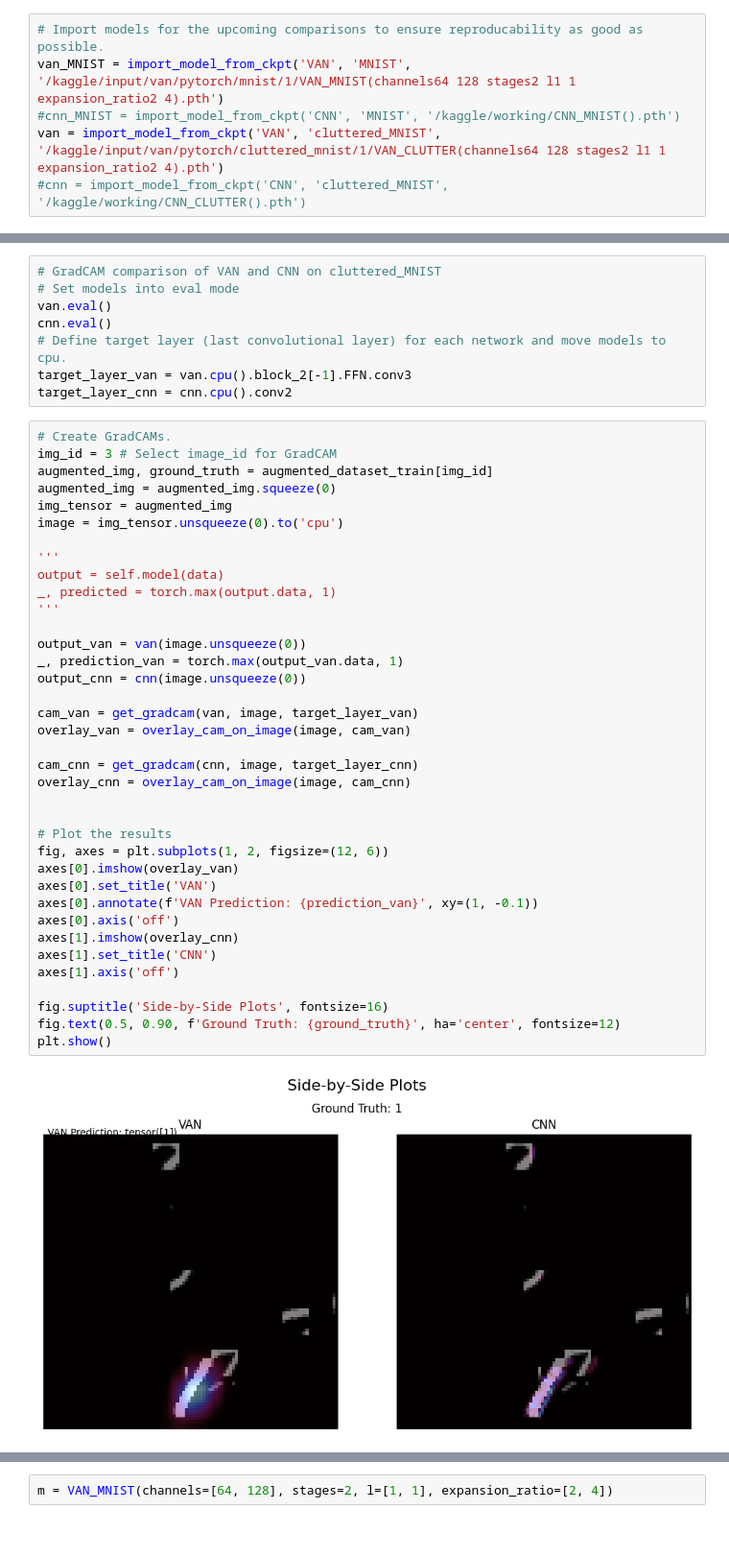
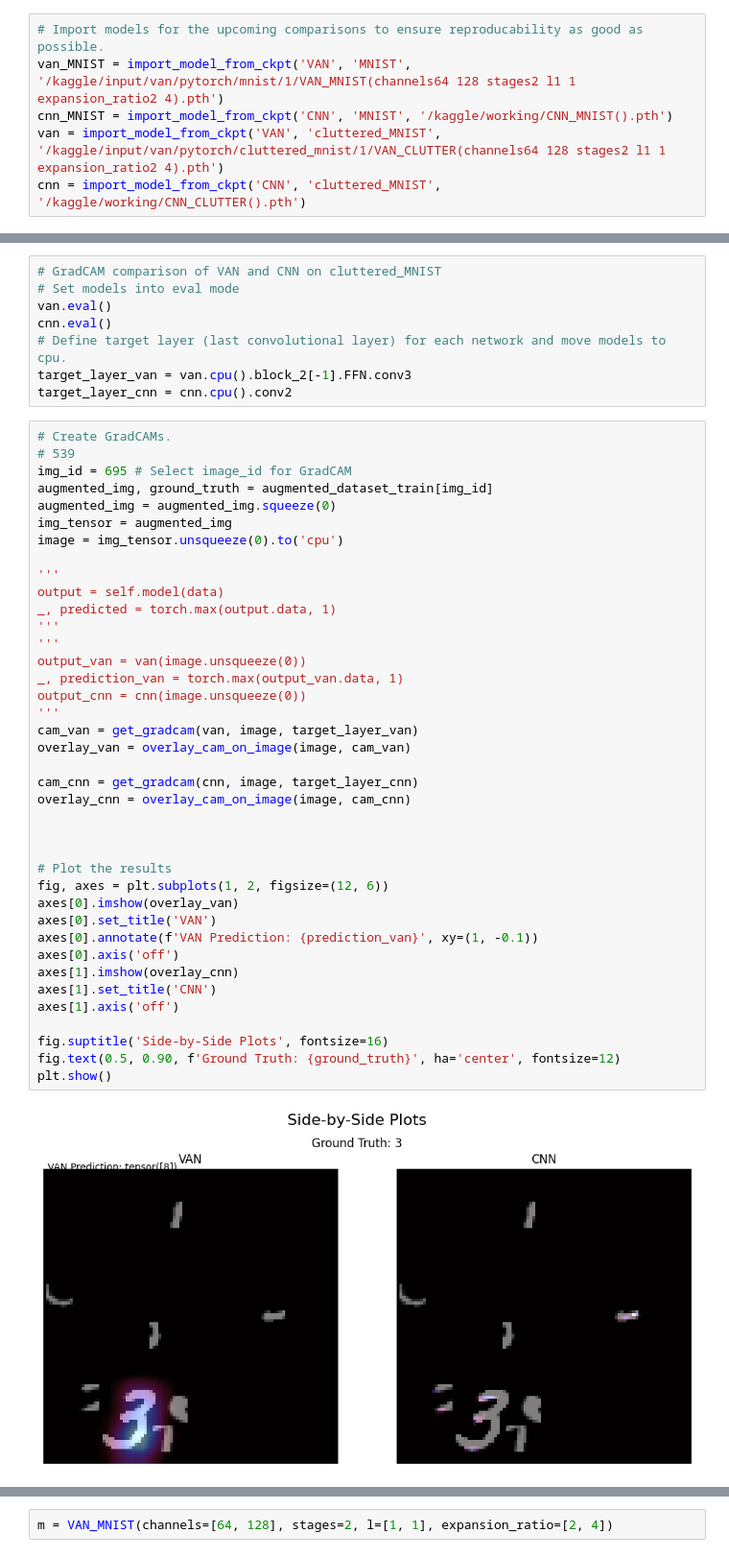
Before and after one commit to jedlito/jedlito, a Jupyter notebook: thesis.ipynb, the cells around one changed output, grey strips where cells are left out. Shown at 96% size. Drawn from its saved outputs; the diff is of its cells as text.

Commit message:
Kaggle Notebook | thesis | Version 7

```diff
--- a/thesis.ipynb
+++ b/thesis.ipynb
@@ -939,6 +881,6 @@ def import_model_from_ckpt(model:str, dataset:str ,path:str):
 # %%
 # Import models for the upcoming comparisons to ensure reproducability as good as possible.
 van_MNIST = import_model_from_ckpt('VAN', 'MNIST', '/kaggle/input/van/pytorch/mnist/1/VAN_MNIST(channels64 128 stages2 l1 1 expansion_ratio2 4).pth')
-#cnn_MNIST = import_model_from_ckpt('CNN', 'MNIST', '/kaggle/working/CNN_MNIST().pth')
+cnn_MNIST = import_model_from_ckpt('CNN', 'MNIST', '/kaggle/working/CNN_MNIST().pth')
 van = import_model_from_ckpt('VAN', 'cluttered_MNIST', '/kaggle/input/van/pytorch/cluttered_mnist/1/VAN_CLUTTER(channels64 128 stages2 l1 1 expansion_ratio2 4).pth')
-#cnn = import_model_from_ckpt('CNN', 'cluttered_MNIST', '/kaggle/working/CNN_CLUTTER().pth')
+cnn = import_model_from_ckpt('CNN', 'cluttered_MNIST', '/kaggle/working/CNN_CLUTTER().pth')
@@ -1061,43 +986,45 @@ target_layer_van = van.cpu().block_2[-1].FFN.conv3
 target_layer_cnn = cnn.cpu().conv2
 # %%
 # Create GradCAMs.
-img_id = 3 # Select image_id for GradCAM
+# 539
+img_id = 695 # Select image_id for GradCAM
 augmented_img, ground_truth = augmented_dataset_train[img_id]
 augmented_img = augmented_img.squeeze(0)
 img_tensor = augmented_img
 image = img_tensor.unsqueeze(0).to('cpu')
 
 '''
 output = self.model(data)
 _, predicted = torch.max(output.data, 1)
 '''
-
+'''
 output_van = van(image.unsqueeze(0))
 _, prediction_van = torch.max(output_van.data, 1)
 output_cnn = cnn(image.unsqueeze(0))
-
+'''
 cam_van = get_gradcam(van, image, target_layer_van)
 overlay_van = overlay_cam_on_image(image, cam_van)
 
 cam_cnn = get_gradcam(cnn, image, target_layer_cnn)
 overlay_cnn = overlay_cam_on_image(image, cam_cnn)
+
 
 
 # Plot the results
 fig, axes = plt.subplots(1, 2, figsize=(12, 6))
 axes[0].imshow(overlay_van)
 axes[0].set_title('VAN')
 axes[0].annotate(f'VAN Prediction: {prediction_van}', xy=(1, -0.1))
 axes[0].axis('off')
 axes[1].imshow(overlay_cnn)
 axes[1].set_title('CNN')
 axes[1].axis('off')
 
 fig.suptitle('Side-by-Side Plots', fontsize=16)
 fig.text(0.5, 0.90, f'Ground Truth: {ground_truth}', ha='center', fontsize=12)
 plt.show()
 # %% [output]
-[figure, old version]
+[figure, new version]
 # %%
 F.softmax(output_van)
 # %% [output]
```
Also changed, not shown: parts of 29 cells of this notebook.
